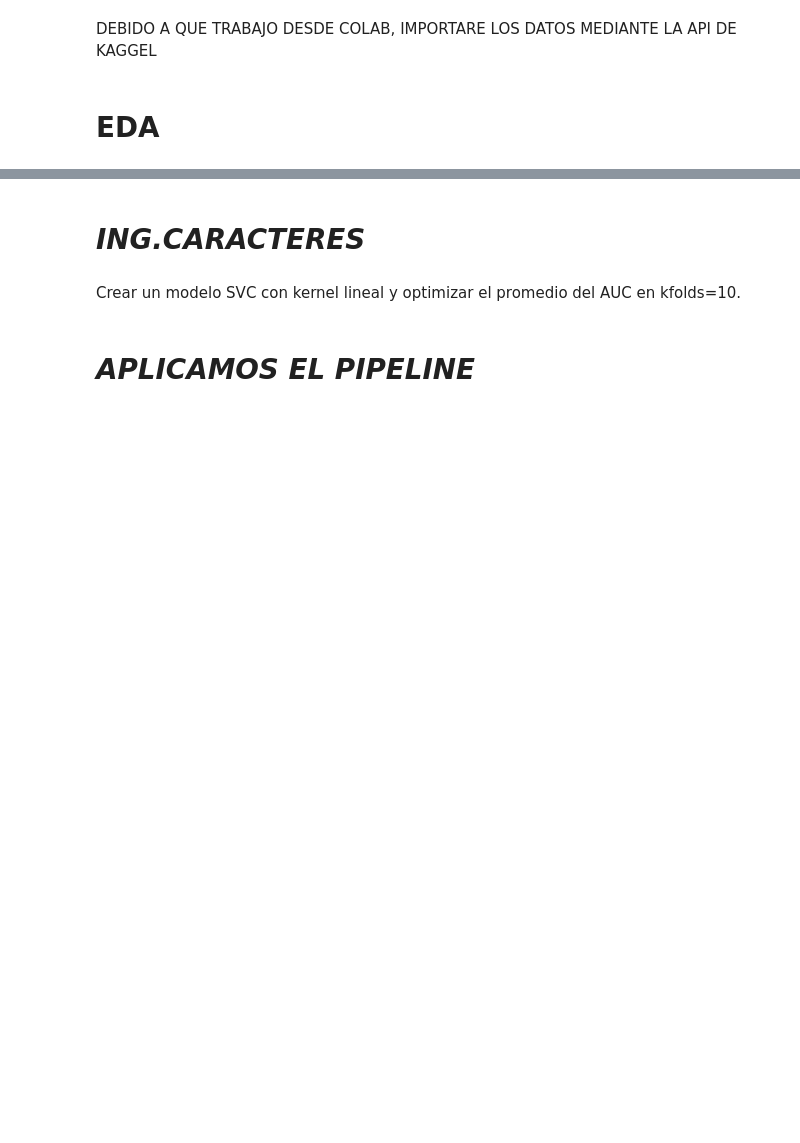
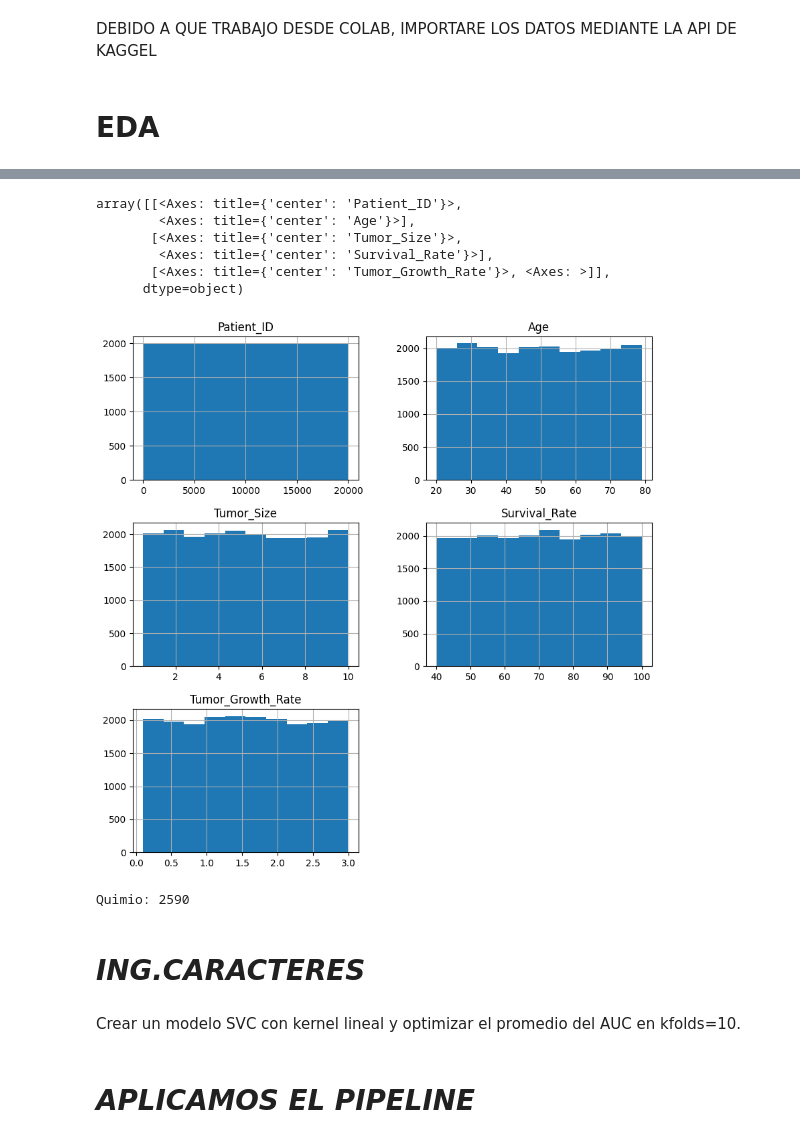
Before and after one commit to navap3206-debug/hello-world, a Jupyter notebook: A06.ipynb, the cells around one changed output, grey strips where cells are left out. Drawn from its saved outputs; the diff is of its cells as text; code cells hidden in the pictures; blank space fills up the shorter version.

```diff
--- a/A06.ipynb
+++ b/A06.ipynb
@@ -55,2 +56,18 @@ memory usage: 441.0+ KB
+# %%
+df.hist(figsize=(10,10))
+# %% [output]
+array([[<Axes: title={'center': 'Patient_ID'}>,
+        <Axes: title={'center': 'Age'}>],
+       [<Axes: title={'center': 'Tumor_Size'}>,
+        <Axes: title={'center': 'Survival_Rate'}>],
+       [<Axes: title={'center': 'Tumor_Growth_Rate'}>, <Axes: >]],
+      dtype=object)
+[figure, added]
+# %%
+Quimio = sum(((df["Chemotherapy"] == "Yes") & (df['Surgery_Performed'] == "Yes") & (df['Radiation_Treatment'] == "Yes")).astype(int))
+
+print(f'Quimio: {Quimio}')
+# %% [output]
+Quimio: 2590
 # %% [markdown]
 # ***ING.CARACTERES***
```
Also changed, not shown: parts of 22 cells of this notebook.
